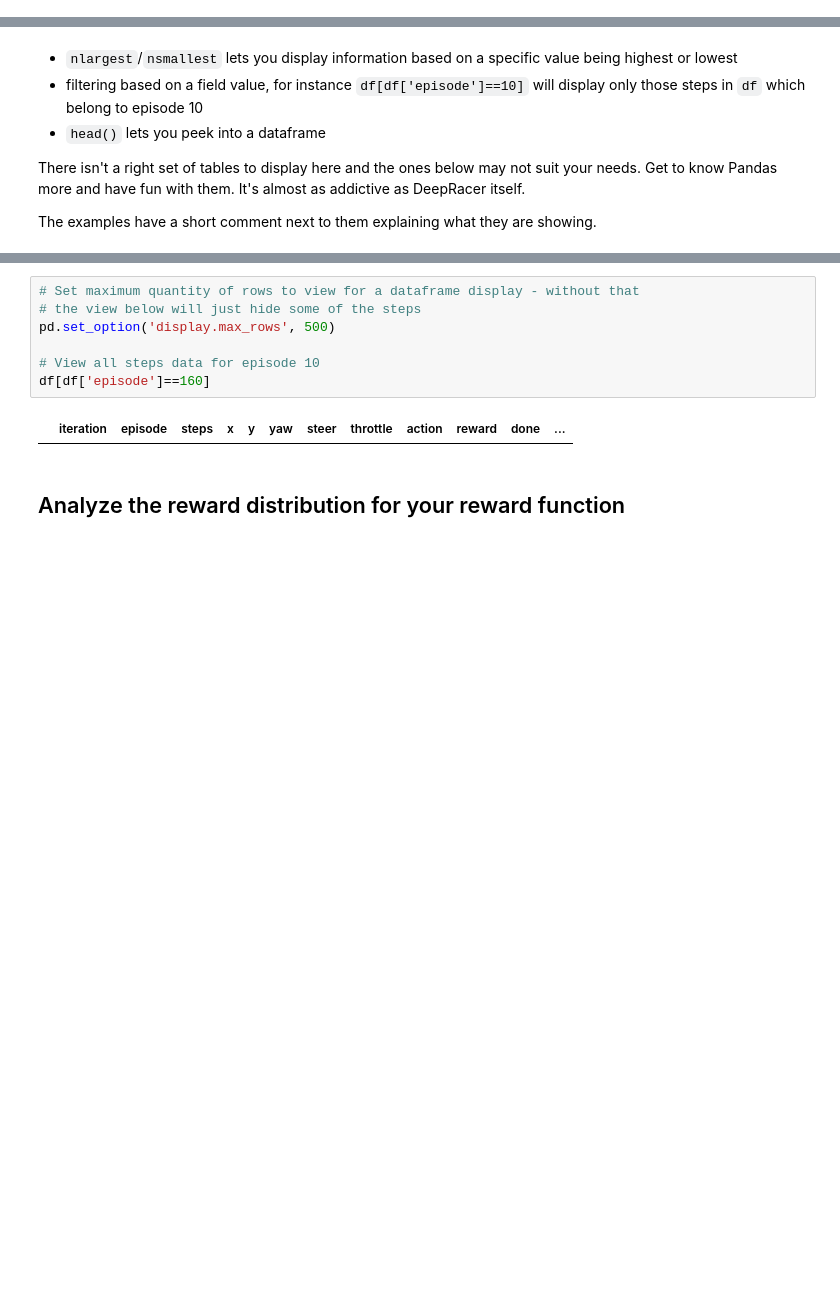
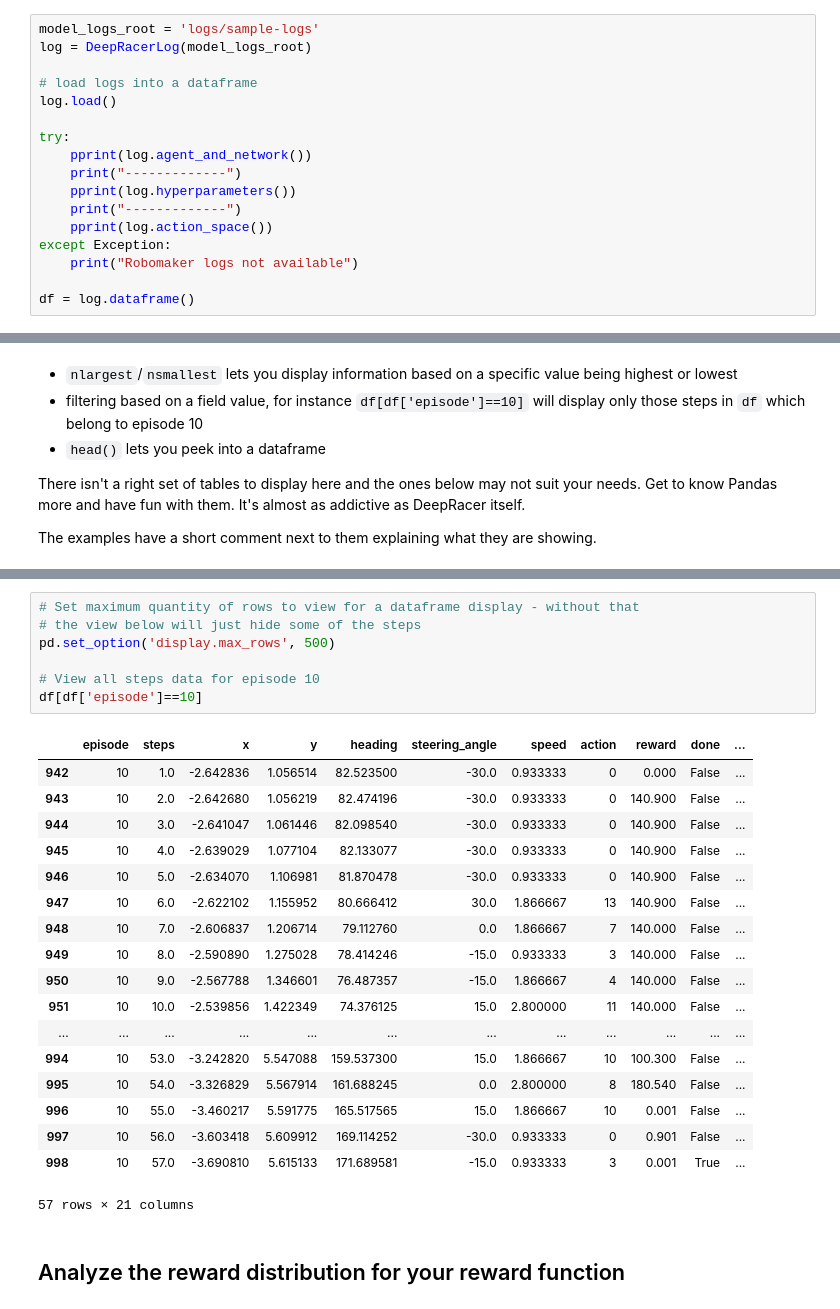
Before and after one commit to ryankarlos/AWS-Sagemaker, a Jupyter notebook: Deepracer/log-analysis/Training_analysis.ipynb, the cells around one changed output, grey strips where cells are left out. Drawn from its saved outputs; the diff is of its cells as text; blank space fills up the shorter version.

```diff
--- a/Deepracer/log-analysis/Training_analysis.ipynb
+++ b/Deepracer/log-analysis/Training_analysis.ipynb
@@ -277,0 +112,17 @@ The higher the value, the more stable the model is on a given track.
+# %%
+model_logs_root = 'logs/sample-logs'
+log = DeepRacerLog(model_logs_root)
+
+# load logs into a dataframe
+log.load()
+
+try:
+    pprint(log.agent_and_network())
+    print("-------------")
+    pprint(log.hyperparameters())
+    print("-------------")
+    pprint(log.action_space())
+except Exception:
+    print("Robomaker logs not available")
+
+df = log.dataframe()
@@ -419,12 +378,29 @@ simulation_agg.head()
 # %%
 # Set maximum quantity of rows to view for a dataframe display - without that
 # the view below will just hide some of the steps
 pd.set_option('display.max_rows', 500)
 
 # View all steps data for episode 10
-df[df['episode']==160]
+df[df['episode']==10]
 # %% [output]
-|  | iteration | episode | steps | x | y | yaw | steer | throttle | action | reward | done | ... |
+|  | episode | steps | x | y | heading | steering_angle | speed | action | reward | done | ... |
+| 942 | 10 | 1.0 | -2.642836 | 1.056514 | 82.523500 | -30.0 | 0.933333 | 0 | 0.000 | False | ... |
+| 943 | 10 | 2.0 | -2.642680 | 1.056219 | 82.474196 | -30.0 | 0.933333 | 0 | 140.900 | False | ... |
+| 944 | 10 | 3.0 | -2.641047 | 1.061446 | 82.098540 | -30.0 | 0.933333 | 0 | 140.900 | False | ... |
+| 945 | 10 | 4.0 | -2.639029 | 1.077104 | 82.133077 | -30.0 | 0.933333 | 0 | 140.900 | False | ... |
+| 946 | 10 | 5.0 | -2.634070 | 1.106981 | 81.870478 | -30.0 | 0.933333 | 0 | 140.900 | False | ... |
+| 947 | 10 | 6.0 | -2.622102 | 1.155952 | 80.666412 | 30.0 | 1.866667 | 13 | 140.900 | False | ... |
+| 948 | 10 | 7.0 | -2.606837 | 1.206714 | 79.112760 | 0.0 | 1.866667 | 7 | 140.000 | False | ... |
+| 949 | 10 | 8.0 | -2.590890 | 1.275028 | 78.414246 | -15.0 | 0.933333 | 3 | 140.000 | False | ... |
+| 950 | 10 | 9.0 | -2.567788 | 1.346601 | 76.487357 | -15.0 | 1.866667 | 4 | 140.000 | False | ... |
+| 951 | 10 | 10.0 | -2.539856 | 1.422349 | 74.376125 | 15.0 | 2.800000 | 11 | 140.000 | False | ... |
+| ... | ... | ... | ... | ... | ... | ... | ... | ... | ... | ... | ... |
+| 994 | 10 | 53.0 | -3.242820 | 5.547088 | 159.537300 | 15.0 | 1.866667 | 10 | 100.300 | False | ... |
+| 995 | 10 | 54.0 | -3.326829 | 5.567914 | 161.688245 | 0.0 | 2.800000 | 8 | 180.540 | False | ... |
+| 996 | 10 | 55.0 | -3.460217 | 5.591775 | 165.517565 | 15.0 | 1.866667 | 10 | 0.001 | False | ... |
+| 997 | 10 | 56.0 | -3.603418 | 5.609912 | 169.114252 | -30.0 | 0.933333 | 0 | 0.901 | False | ... |
+| 998 | 10 | 57.0 | -3.690810 | 5.615133 | 171.689581 | -15.0 | 0.933333 | 3 | 0.001 | True | ... |
+57 rows × 21 columns
 # %% [markdown]
 ## Analyze the reward distribution for your reward function
 # %%
```
Also changed, not shown: parts of 53 cells of this notebook, 39 other files.
